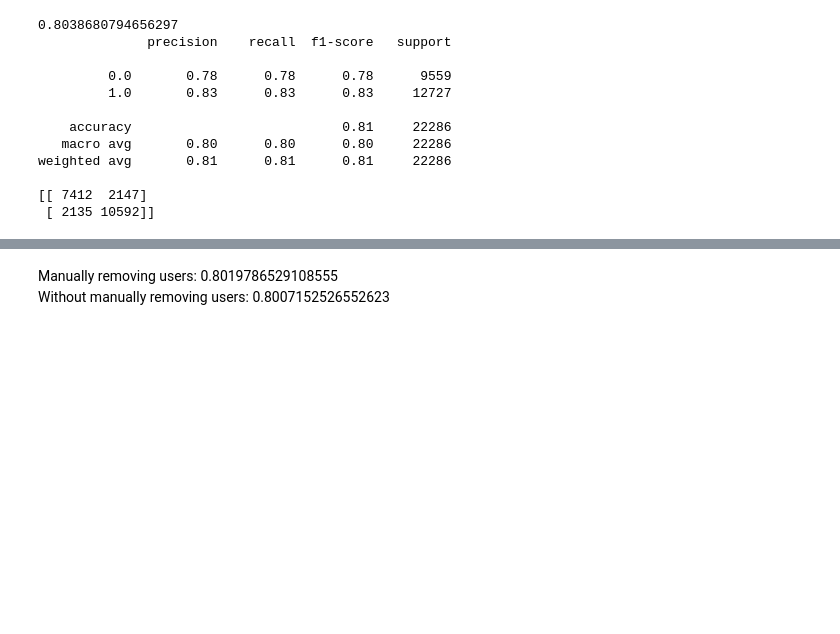
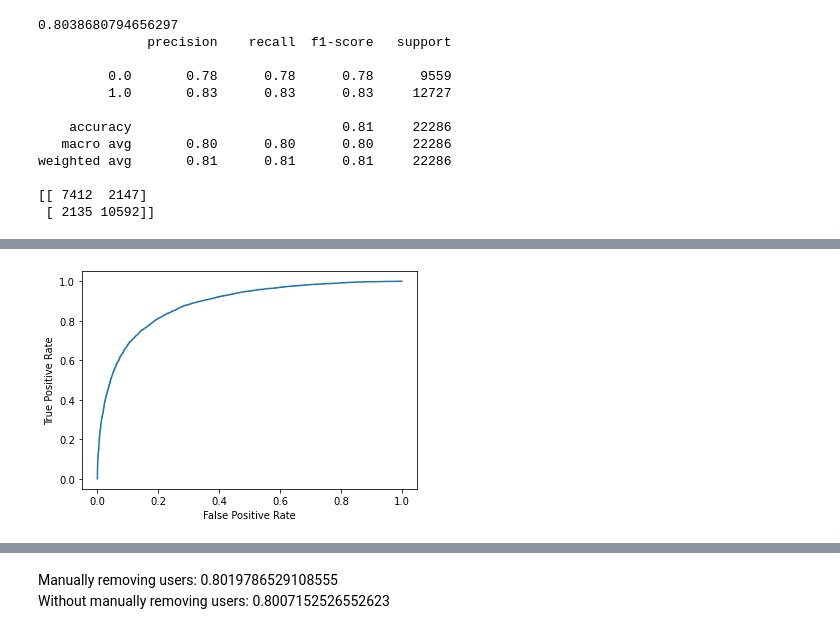
Before and after one commit to Edoch94/DSL_project_2022, a Jupyter notebook: project_nltk_6_linearSVC_duplRemoval_FINAL.ipynb, the cells around one changed output, grey strips where cells are left out. Drawn from its saved outputs; the diff is of its cells as text; code cells hidden in the pictures; blank space fills up the shorter version.

```diff
--- a/project_nltk_6_linearSVC_duplRemoval_FINAL.ipynb
+++ b/project_nltk_6_linearSVC_duplRemoval_FINAL.ipynb
@@ -523,0 +527,10 @@ weighted avg       0.81      0.81      0.81     22286
+# %%
+from sklearn.metrics import roc_curve
+from sklearn.metrics import RocCurveDisplay
+
+y_score = ml_pipe.decision_function(X_valid)
+
+fpr, tpr, _ = roc_curve(y_valid, y_score)
+roc_display = RocCurveDisplay(fpr=fpr, tpr=tpr).plot()
+# %% [output]
+[figure, added]
```
Also changed, not shown: parts of 9 cells of this notebook, 12 other files.
